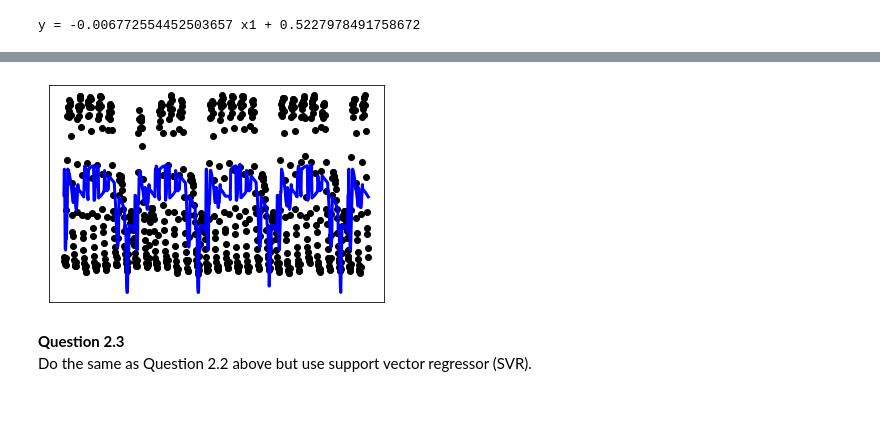
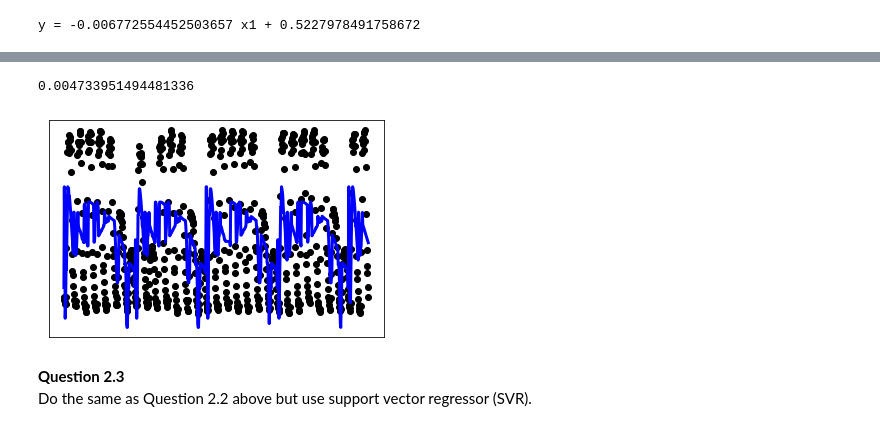
Before and after one commit to EthanWong2212/EE4211_Proj, a Jupyter notebook: part2.ipynb, the cells around one changed output, grey strips where cells are left out. Saved outputs shown, nothing was run; the diff lists cells and outputs as text; code cells hidden in the pictures.

Commit message:
add dimension test to linear regression

```diff
--- a/part2.ipynb
+++ b/part2.ipynb
@@ -196,11 +197,28 @@ y = -0.006772554452503657 x1 + 0.5227978491758672
 # %%
 import sklearn.linear_model as lm
 from sklearn.preprocessing import PolynomialFeatures
-dim = 15
-poly = PolynomialFeatures(dim)
-train_x_poly = poly.fit_transform(train_x.reshape(-1,1))
-test_x_poly = poly.fit_transform(np.asarray(test_x).reshape(-1,1))
-regressor = lm.LinearRegression()
-regressor.fit(train_x_poly, train_y) #training the algorithm
-print(regressor.coef_)
+dim = 1
+final_dim = 0
+mse_arr = []
+mse = 99999999999999999
+def linear_regressor(dim):
+    poly = PolynomialFeatures(dim)
+    train_x_poly = poly.fit_transform(train_x.reshape(-1,1))
+    test_x_poly = poly.fit_transform(np.asarray(test_x).reshape(-1,1))
+    regressor = lm.LinearRegression()
+    regressor.fit(train_x_poly, train_y) #training the algorithm
+    # print(regressor.coef_)
+    predicted = regressor.predict(test_x_poly)
+    return regressor,mean_squared_error(train_y, predicted)
+
+while dim<=50:
+    temp_regressor,temp_mse = linear_regressor(dim)
+    mse_arr.append(temp_mse)
+    if temp_mse<mse:
+        regressor = temp_regressor
+        final_dim = dim
+        mse = temp_mse
+    dim += 1
+print(mse,final_dim)
+plt.plot([x for x in range(len(mse_arr))], mse_arr, color="blue", linewidth=3)
 # %% [output]
@@ -211,15 +228,19 @@ print(regressor.coef_)
 # %%
+poly = PolynomialFeatures(final_dim)
+test_x_poly = poly.fit_transform(np.asarray(test_x).reshape(-1,1))
 predicted = regressor.predict(test_x_poly)
+print(mean_squared_error(train_y, predicted))
 # Plot outputs
 plt.scatter([x for x in range(len(test_y))], test_y, color="black")
 plt.plot([x for x in range(len(predicted))], predicted, color="blue", linewidth=3)
 
 plt.xticks(())
 plt.yticks(())
 
 plt.show()
 # %% [output]
+0.004733951494481336
-[figure, old version]
+[figure, new version]
 # %% [markdown]
 **Question 2.3**<br>
 Do the same as Question 2.2 above but use support vector regressor (SVR).
```
Also changed, not shown: parts of 3 cells of this notebook.
